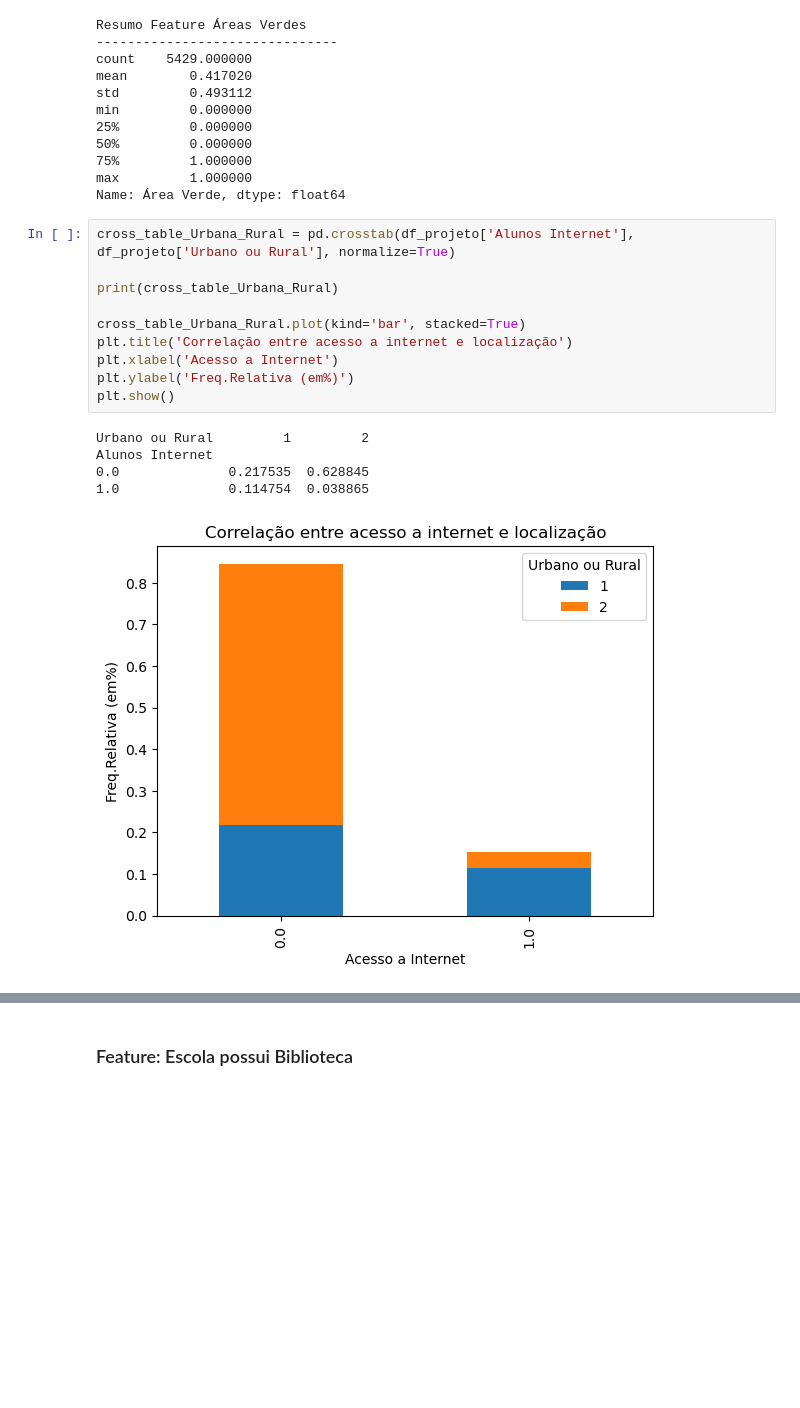
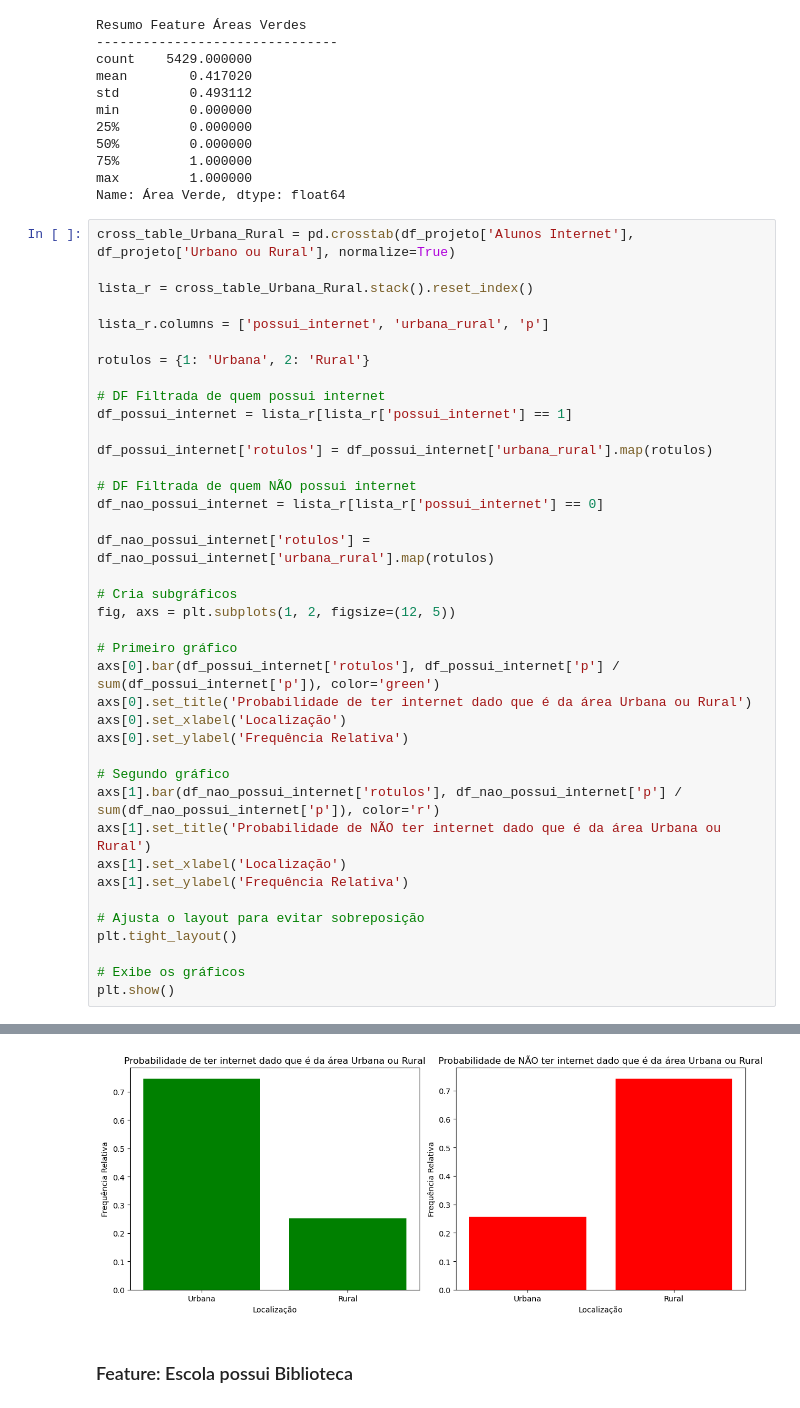
Before and after one commit to joaolindenberg/P2_CEDA2, a Jupyter notebook: main.ipynb, the cells around one changed output, grey strips where cells are left out. Saved outputs shown, nothing was run; the diff lists cells and outputs as text; blank space fills up the shorter version.

Commit message:
Urbana_Rural

```diff
--- a/main.ipynb
+++ b/main.ipynb
@@ -264,19 +264,43 @@ min         0.000000
 75%         1.000000
 max         1.000000
 Name: Área Verde, dtype: float64
-# %%
-cross_table_Urbana_Rural = pd.crosstab(df_projeto['Alunos Internet'], df_projeto['Urbano ou Rural'], normalize=True)
-
-print(cross_table_Urbana_Rural)
-
-cross_table_Urbana_Rural.plot(kind='bar', stacked=True)
-plt.title('Correlação entre acesso a internet e localização')
-plt.xlabel('Acesso a Internet')
-plt.ylabel('Freq.Relativa (em%)')
-plt.show()
-# %% [output]
-Urbano ou Rural         1         2
-Alunos Internet
-0.0              0.217535  0.628845
-1.0              0.114754  0.038865
-[figure, removed]
+# %%
+cross_table_Urbana_Rural = pd.crosstab(df_projeto['Alunos Internet'], df_projeto['Urbano ou Rural'], normalize=True)
+
+lista_r = cross_table_Urbana_Rural.stack().reset_index()
+
+lista_r.columns = ['possui_internet', 'urbana_rural', 'p']
+
+rotulos = {1: 'Urbana', 2: 'Rural'}
+
+# DF Filtrada de quem possui internet
+df_possui_internet = lista_r[lista_r['possui_internet'] == 1]
+
+df_possui_internet['rotulos'] = df_possui_internet['urbana_rural'].map(rotulos)
+
+# DF Filtrada de quem NÃO possui internet
+df_nao_possui_internet = lista_r[lista_r['possui_internet'] == 0]
+
+df_nao_possui_internet['rotulos'] = df_nao_possui_internet['urbana_rural'].map(rotulos)
+
+# Cria subgráficos
+fig, axs = plt.subplots(1, 2, figsize=(12, 5))
+
+# Primeiro gráfico
+axs[0].bar(df_possui_internet['rotulos'], df_possui_internet['p'] / sum(df_possui_internet['p']), color='green')
+axs[0].set_title('Probabilidade de ter internet dado que é da área Urbana ou Rural')
+axs[0].set_xlabel('Localização')
+axs[0].set_ylabel('Frequência Relativa')
+
+# Segundo gráfico
+axs[1].bar(df_nao_possui_internet['rotulos'], df_nao_possui_internet['p'] / sum(df_nao_possui_internet['p']), color='r')
+axs[1].set_title('Probabilidade de NÃO ter internet dado que é da área Urbana ou Rural')
+axs[1].set_xlabel('Localização')
+axs[1].set_ylabel('Frequência Relativa')
+
+# Ajusta o layout para evitar sobreposição
+plt.tight_layout()
+
+# Exibe os gráficos
+plt.show()
+# %% [output]
@@ -283,3 +317,4 @@ Alunos Internet
+[figure, added]
 # %% [markdown]
 ### Feature: Escola possui Biblioteca
 # %%
```
Also changed, not shown: parts of 9 cells of this notebook.
